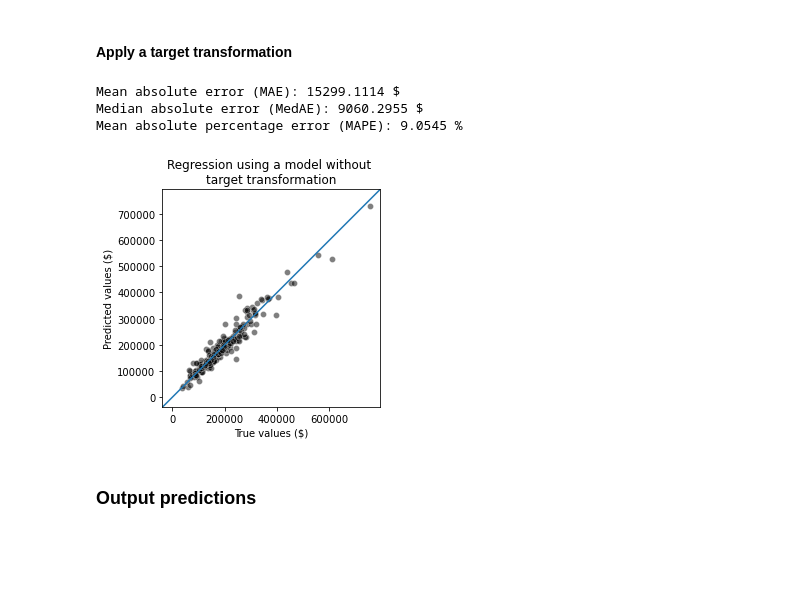
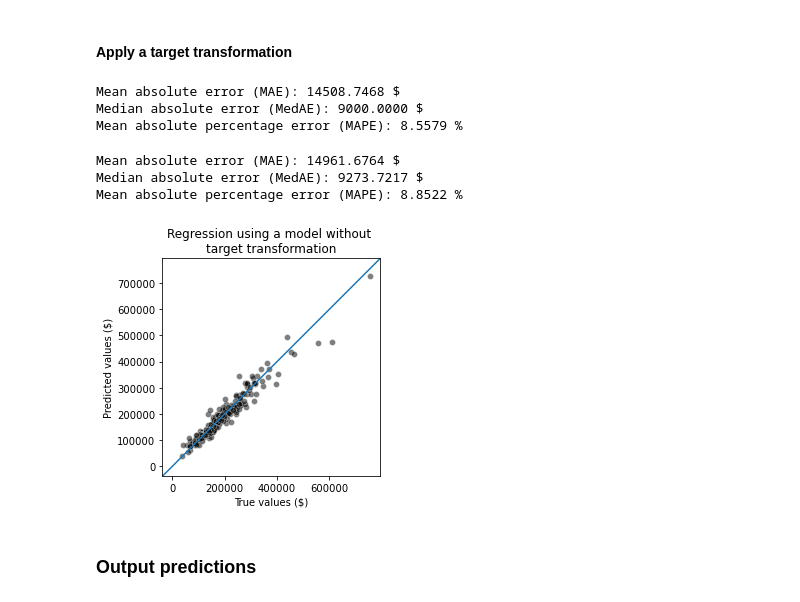
Before and after one commit to Rae-Zou/ML-regression-model, a Jupyter notebook: HousePrice.ipynb, the cells around one changed output. Saved outputs shown, nothing was run; the diff lists cells and outputs as text; code cells hidden in the pictures; blank space fills up the shorter version.

Commit message:
Apply a target transformation.

```diff
--- a/HousePrice.ipynb
+++ b/HousePrice.ipynb
@@ -365,7 +365,7 @@ def my_transformation(df):
     nominal_pipeline = Pipeline([('imputer', SimpleImputer(strategy='most_frequent')),
                              ('encoder', OneHotEncoder(handle_unknown='ignore'))])
     ordinal_pipeline1 = get_ordinal_pipeline(order1)
-    ordinal_pipeline1 = get_ordinal_pipeline(order2)
+    ordinal_pipeline2 = get_ordinal_pipeline(order2)
 
     preprocessor = ColumnTransformer([
         ('numerical_transformer', numerical_pipeline, numerical_columns),
@@ -552,15 +576,21 @@ def target_transform(model):
     model_transformed_target.fit(X_train_prepared, y_train)
     return model_transformed_target
 # %%
-perfor_test(target_transform(lin_reg))
+perfor_test(target_transform(lasso))
 # %% [output]
-Mean absolute error (MAE): 15299.1114 $
-Median absolute error (MedAE): 9060.2955 $
-Mean absolute percentage error (MAPE): 9.0545 %
+Mean absolute error (MAE): 14508.7468 $
+Median absolute error (MedAE): 9000.0000 $
+Mean absolute percentage error (MAPE): 8.5579 %
+# %%
+perfor_test(target_transform(er))
+# %% [output]
+Mean absolute error (MAE): 14961.6764 $
+Median absolute error (MedAE): 9273.7217 $
+Mean absolute percentage error (MAPE): 8.8522 %
 # %%
-plot_reg(target_transform(lin_reg))
+plot_reg(target_transform(lasso))
 # %% [output]
-[figure, old version]
+[figure, new version]
 # %% [markdown]
 ### Output predictions
 # %%
```
Also changed, not shown: parts of 16 cells of this notebook, 1 other file.
